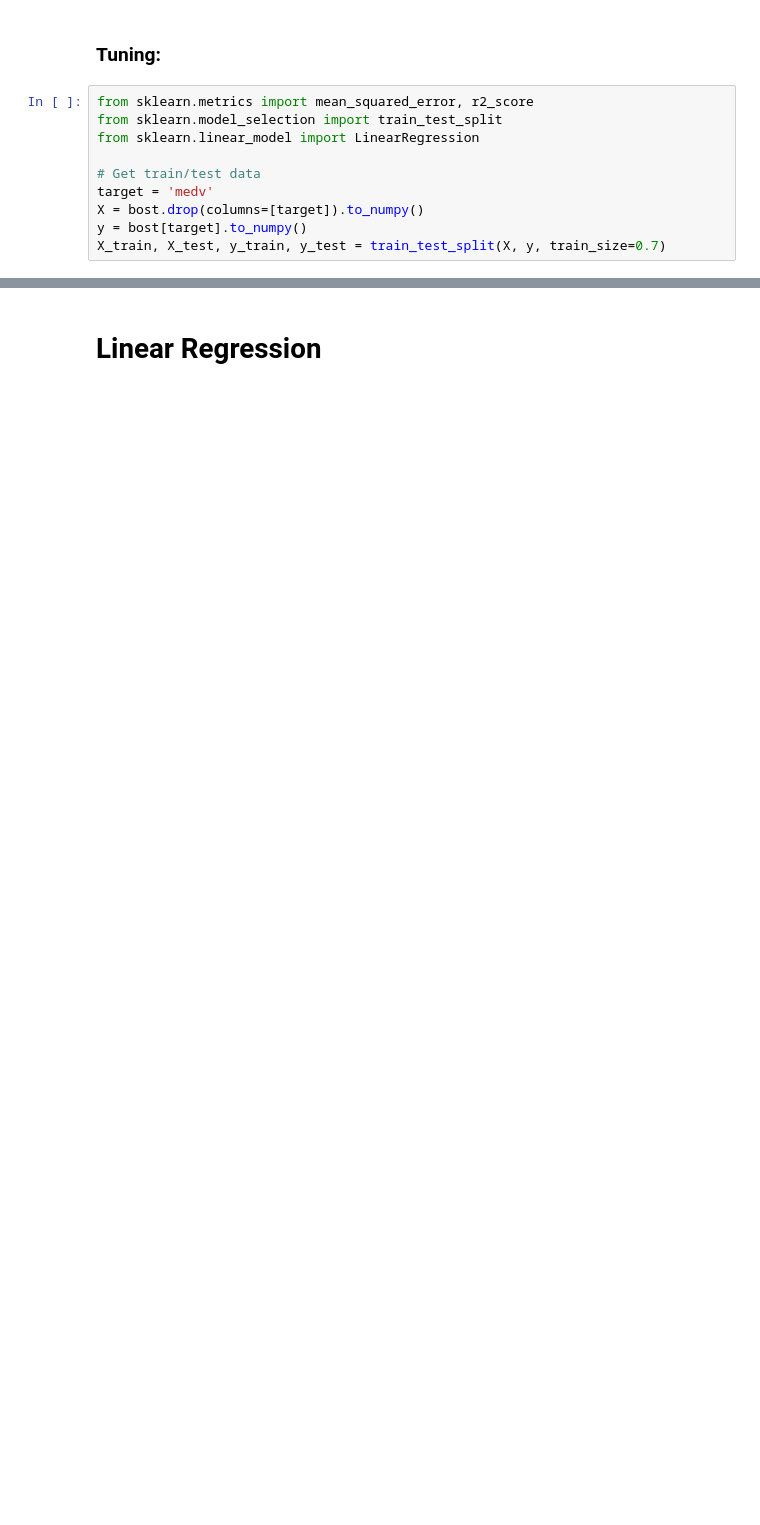
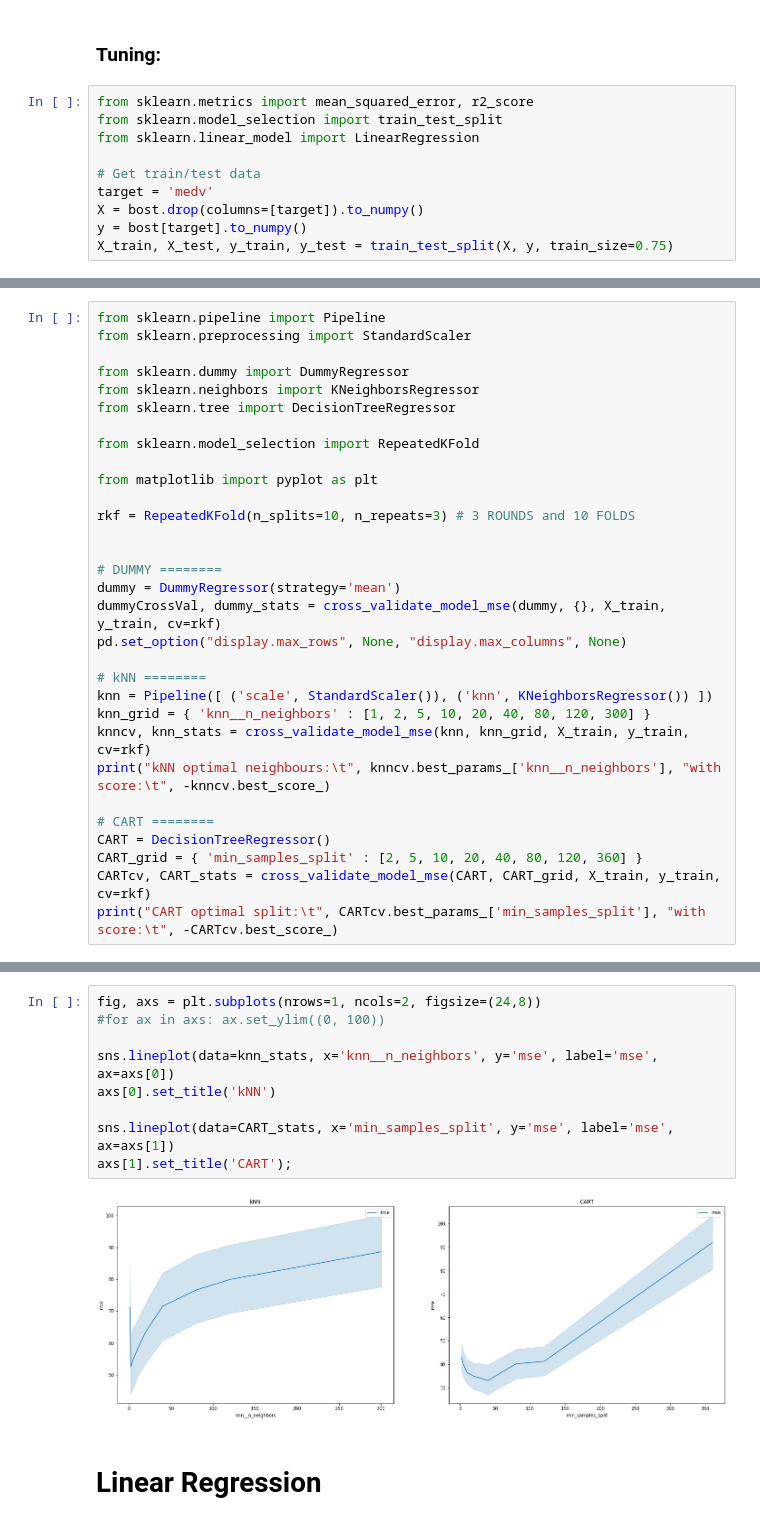
Before and after one commit to JacksonKerr/LinearRegression, a Jupyter notebook: Assignment.ipynb, the cells around one changed output, grey strips where cells are left out. Cells and saved outputs as stored; diff of their text form; blank space fills up the shorter version.

```diff
--- a/Assignment.ipynb
+++ b/Assignment.ipynb
@@ -304,4 +281,4 @@ from sklearn.linear_model import LinearRegression
 target = 'medv'
 X = bost.drop(columns=[target]).to_numpy()
 y = bost[target].to_numpy()
-X_train, X_test, y_train, y_test = train_test_split(X, y, train_size=0.7)
+X_train, X_test, y_train, y_test = train_test_split(X, y, train_size=0.75)
@@ -338,0 +285,31 @@ knncv, knn_stats = cross_validate_model_mse(zknn, zknn_grid, X_train, y_train, c
+# %%
+from sklearn.pipeline import Pipeline
+from sklearn.preprocessing import StandardScaler
+
+from sklearn.dummy import DummyRegressor
+from sklearn.neighbors import KNeighborsRegressor
+from sklearn.tree import DecisionTreeRegressor
+
+from sklearn.model_selection import RepeatedKFold
+
+from matplotlib import pyplot as plt
+
+rkf = RepeatedKFold(n_splits=10, n_repeats=3) # 3 ROUNDS and 10 FOLDS
+
+
+# DUMMY ========
+dummy = DummyRegressor(strategy='mean')
+dummyCrossVal, dummy_stats = cross_validate_model_mse(dummy, {}, X_train, y_train, cv=rkf)
+pd.set_option("display.max_rows", None, "display.max_columns", None)
+
+# kNN ========
+knn = Pipeline([ ('scale', StandardScaler()), ('knn', KNeighborsRegressor()) ])
+knn_grid = { 'knn__n_neighbors' : [1, 2, 5, 10, 20, 40, 80, 120, 300] }
+knncv, knn_stats = cross_validate_model_mse(knn, knn_grid, X_train, y_train, cv=rkf)
+print("kNN optimal neighbours:\t", knncv.best_params_['knn__n_neighbors'], "with score:\t", -knncv.best_score_)
+
+# CART ========
+CART = DecisionTreeRegressor()
+CART_grid = { 'min_samples_split' : [2, 5, 10, 20, 40, 80, 120, 360] }
+CARTcv, CART_stats = cross_validate_model_mse(CART, CART_grid, X_train, y_train, cv=rkf)
+print("CART optimal split:\t", CARTcv.best_params_['min_samples_split'], "with score:\t", -CARTcv.best_score_)
@@ -369,2 +321,13 @@ Text(0.5, 1.0, 'kNN')
+# %%
+fig, axs = plt.subplots(nrows=1, ncols=2, figsize=(24,8))
+#for ax in axs: ax.set_ylim((0, 100))
+
+sns.lineplot(data=knn_stats, x='knn__n_neighbors', y='mse', label='mse', ax=axs[0])
+axs[0].set_title('kNN')
+
+sns.lineplot(data=CART_stats, x='min_samples_split', y='mse', label='mse', ax=axs[1])
+axs[1].set_title('CART');
+# %% [output]
+[figure, added]
 # %% [markdown]
 # Linear Regression
```
Also changed, not shown: parts of 13 cells of this notebook.
